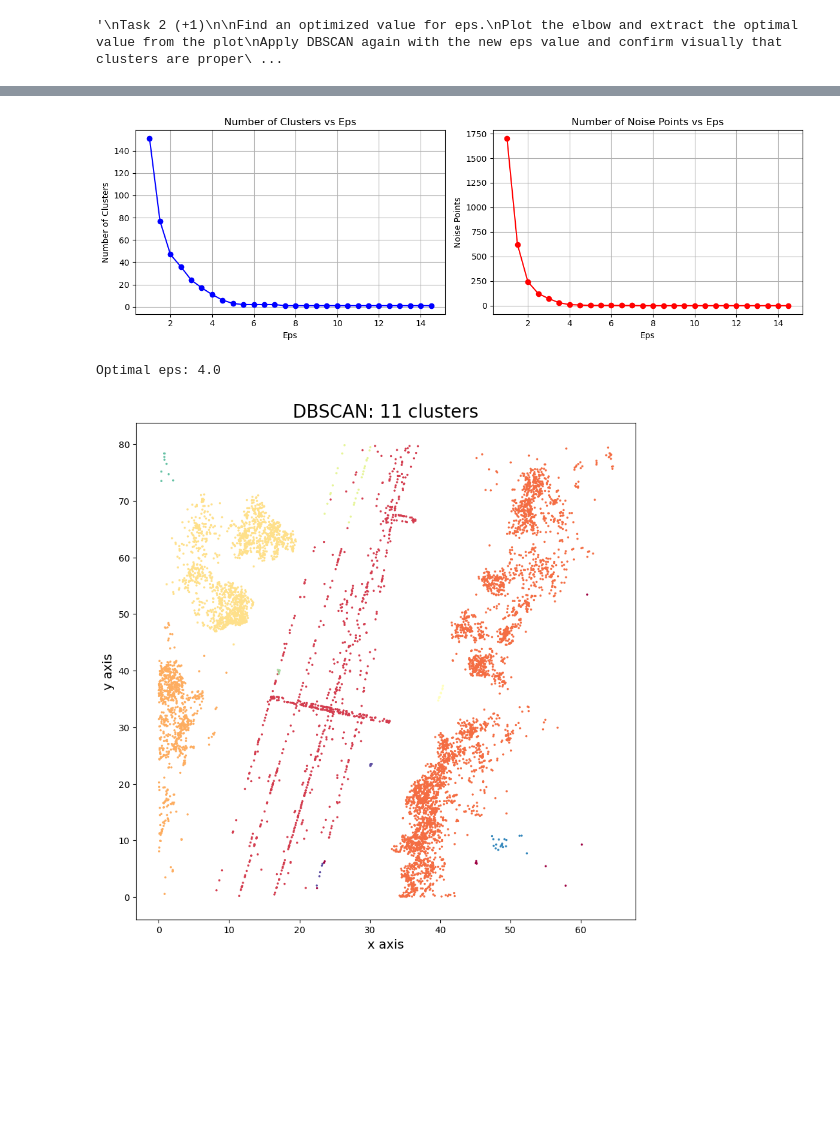
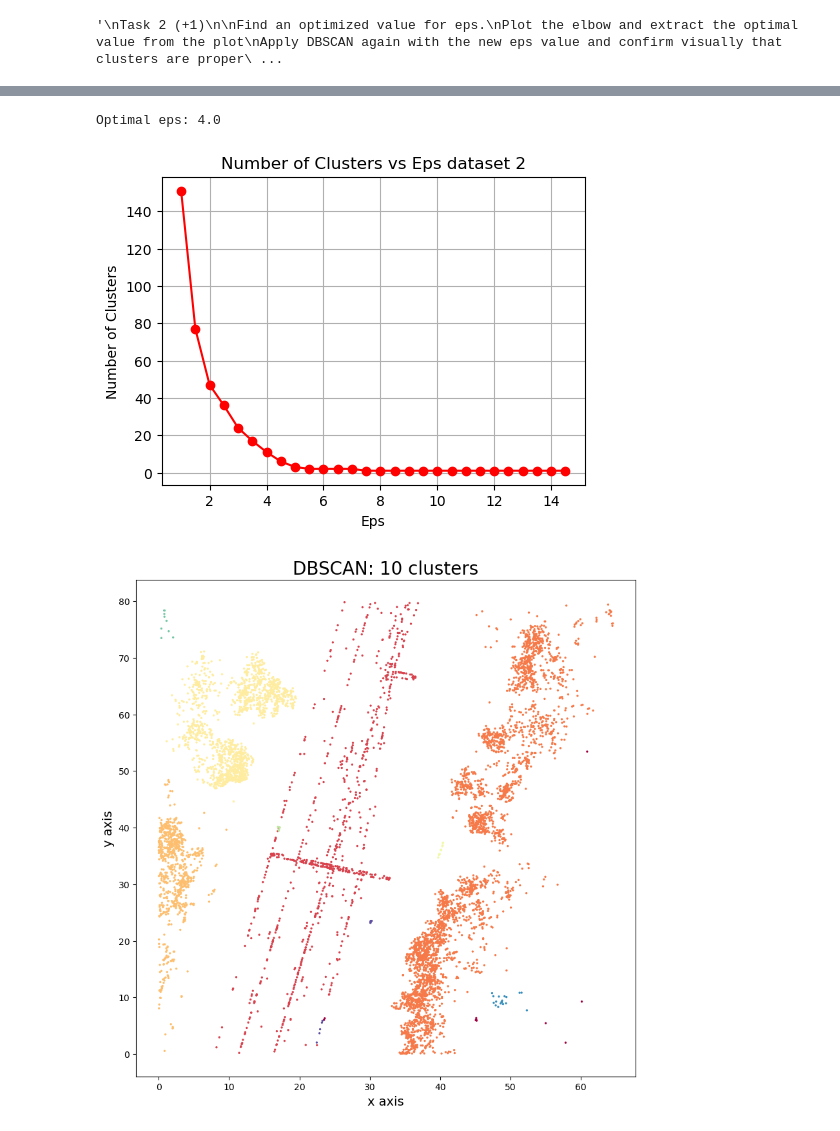
Before and after one commit to Atefeh-Mirzabeigi/LiDAR-Point-Cloud-Processing, a Jupyter notebook: Lidar_assignment-1/share.ipynb, the cells around one changed output, grey strips where cells are left out. Drawn from its saved outputs; the diff is of its cells as text; code cells hidden in the pictures; blank space fills up the shorter version.

```diff
--- a/Lidar_assignment-1/share2.ipynb
+++ b/Lidar_assignment-1/share.ipynb
@@ -212,32 +212,22 @@ Add the cluster plots to your github project Readme
 # %%
 eps_values = np.arange(1,15,0.5)
 cluster_counts = []
-noise_counts = []
 for eps in eps_values:
     clustering = DBSCAN(eps = eps, min_samples=5).fit(pcd_above_ground)
     clusters = len(set(clustering.labels_)) - (1 if -1 in clustering.labels_ else 0)
     cluster_counts.append(clusters)
-    noise = list(clustering.labels_).count(-1)
-    noise_counts.append(noise)
+
+# noise = list(clustering.labels_).count(-1)
+
 
 plt.figure(figsize=(12, 4))
 
 plt.subplot(1, 2, 1)
-plt.plot(eps_values, cluster_counts, 'b-o')
-plt.title('Number of Clusters vs Eps')
+plt.plot(eps_values, cluster_counts, 'b-o',c='purple')
+plt.title('Number of Clusters vs Eps dataset 1')
 plt.xlabel('Eps')
 plt.ylabel('Number of Clusters')
 plt.grid(True)
-
-plt.subplot(1, 2, 2)
-plt.plot(eps_values, noise_counts, 'r-o')
-plt.title('Number of Noise Points vs Eps')
-plt.xlabel('Eps')
-plt.ylabel('Noise Points')
-plt.grid(True)
-
-plt.tight_layout()
-plt.show()
 
 
 def find_elbow_distance_method(eps_values, cluster_counts):
@@ -293,58 +283,48 @@ for eps in eps_values:
     clustering_2 = DBSCAN(eps = eps, min_samples=5).fit(pcd2_above_ground)
     clusters_2 = len(set(clustering_2.labels_)) - (1 if -1 in clustering_2.labels_ else 0)
     cluster_counts_2.append(clusters_2)
-    noise = list(clustering_2.labels_).count(-1)
-    noise_counts_2.append(noise)
+
 
 plt.figure(figsize=(12, 4))
 
 plt.subplot(1, 2, 1)
-plt.plot(eps_values, cluster_counts_2, 'b-o')
-plt.title('Number of Clusters vs Eps')
+plt.plot(eps_values, cluster_counts_2, 'b-o', c='red')
+plt.title('Number of Clusters vs Eps dataset 2')
 plt.xlabel('Eps')
 plt.ylabel('Number of Clusters')
 plt.grid(True)
 
-plt.subplot(1, 2, 2)
-plt.plot(eps_values, noise_counts_2, 'r-o')
-plt.title('Number of Noise Points vs Eps')
-plt.xlabel('Eps')
-plt.ylabel('Noise Points')
-plt.grid(True)
-
-plt.tight_layout()
-plt.show()
 
 
 optimal_eps_2 = find_elbow_distance_method(eps_values, cluster_counts_2)
 print(f"Optimal eps: {optimal_eps_2}")
 
 unoptimal_eps_2 = 4
 # find the elbow
-clustering_2 = DBSCAN(eps = unoptimal_eps_2, min_samples=5).fit(pcd2_above_ground)
+clustering_2 = DBSCAN(eps = unoptimal_eps_2, min_samples=4).fit(pcd2_above_ground)
 
 #%%
 clusters_2 = len(set(clustering_2.labels_)) - (1 if -1 in clustering_2.labels_ else 0)
 colors = [plt.cm.Spectral(each) for each in np.linspace(0, 1, clusters_2)]
 
 # %%
 # Plotting resulting clusters
 plt.figure(figsize=(10,10))
 plt.scatter(pcd2_above_ground[:,0],
             pcd2_above_ground[:,1],
             c=clustering_2.labels_,
             cmap=matplotlib.colors.ListedColormap(colors),
             s=2)
 
 
 plt.title('DBSCAN: %d clusters' % clusters_2,fontsize=20)
 plt.xlabel('x axis',fontsize=14)
 plt.ylabel('y axis',fontsize=14)
 plt.show()
 # %% [output]
+Optimal eps: 4.0
-[figure, old version]
+[figure, new version]
-Optimal eps: 4.0
-[figure, old version]
+[figure, new version]
 # %%
 
 '''
```
Also changed, not shown: parts of 3 cells of this notebook, 6 other files.
